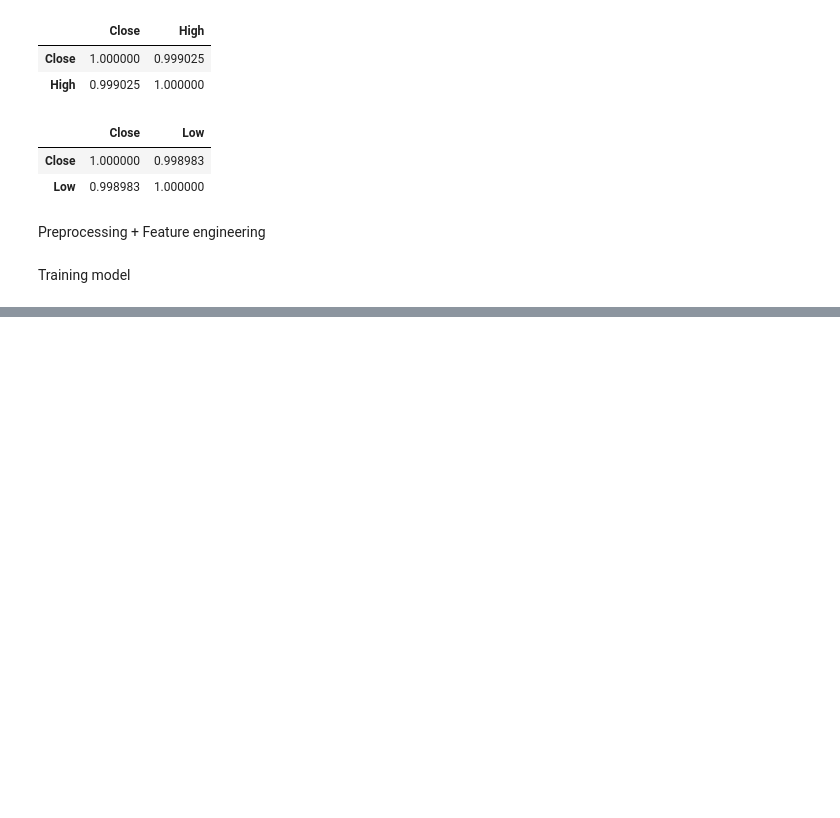
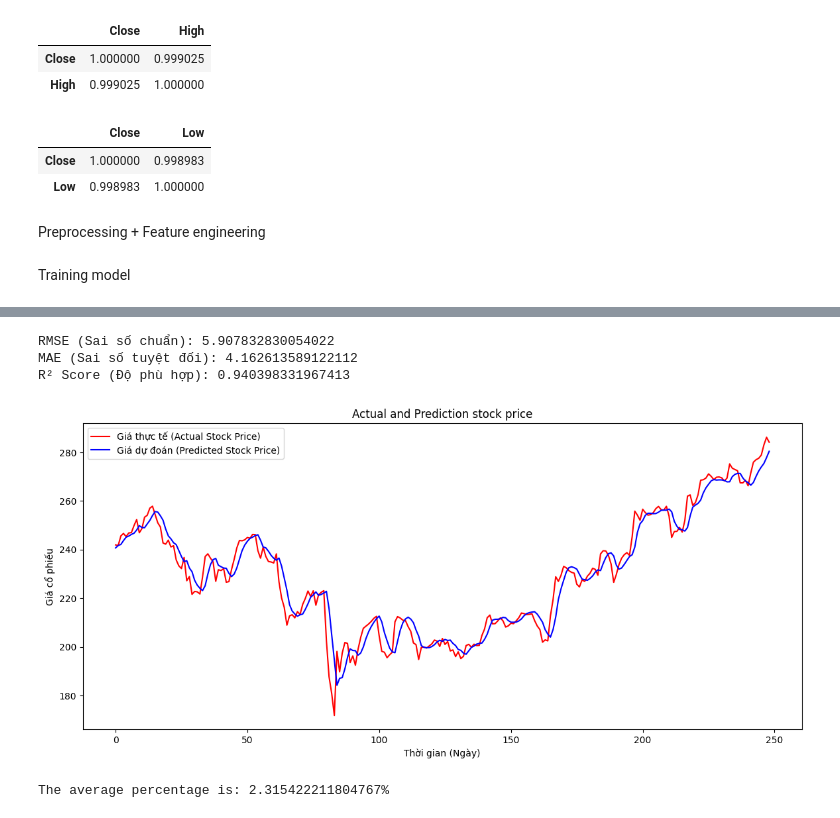
Before and after one commit to PhucVo1412/Stock-prediction---BiDirectional-LSTM-Models-, a Jupyter notebook: model.ipynb, the cells around one changed output, grey strips where cells are left out. Saved outputs shown, nothing was run; the diff lists cells and outputs as text; code cells hidden in the pictures; blank space fills up the shorter version.

```diff
--- a/model.ipynb
+++ b/model.ipynb
@@ -174,0 +222,11 @@ history = model.fit(
+# %%
+# 1. Dự đoán trên tập validation (hoặc tập test nếu bạn tách riêng)
+predicted_stock_price = model.predict(X_val)
+
+# 2. Đưa giá trị về đơn vị tiền tệ thực tế (Inverse Transform)
+# Lưu ý: scaler đã fit với dữ liệu gốc ban đầu
+predicted_stock_price = scaler.inverse_transform(predicted_stock_price)
+real_stock_price = scaler.inverse_transform(y_val.reshape(-1, 1))
+
+print("Dự đoán mẫu:", predicted_stock_price[:5])
+print("Giá thực tế mẫu:", real_stock_price[:5])
@@ -174,0 +245,34 @@ history = model.fit(
+# %%
+from sklearn.metrics import mean_squared_error, mean_absolute_error, r2_score
+import math
+
+# Tính toán các chỉ số
+mse = mean_squared_error(real_stock_price, predicted_stock_price)
+rmse = math.sqrt(mse)
+mae = mean_absolute_error(real_stock_price, predicted_stock_price)
+r2 = r2_score(real_stock_price, predicted_stock_price)
+
+print(f"RMSE (Sai số chuẩn): {rmse}")
+print(f"MAE (Sai số tuyệt đối): {mae}")
+print(f"R² Score (Độ phù hợp): {r2}")
+# %% [output]
+RMSE (Sai số chuẩn): 5.907832830054022
+MAE (Sai số tuyệt đối): 4.162613589122112
+R² Score (Độ phù hợp): 0.940398331967413
+# %%
+plt.figure(figsize=(14, 6))
+plt.plot(real_stock_price, color='red', label='Giá thực tế (Actual Stock Price)')
+plt.plot(predicted_stock_price, color='blue', label='Giá dự đoán (Predicted Stock Price)')
+plt.title('Actual and Prediction stock price')
+plt.xlabel('Thời gian (Ngày)')
+plt.ylabel('Giá cổ phiếu')
+plt.legend()
+plt.show()
+# %% [output]
+[figure, added]
+# %%
+percentage_difference = np.abs(predicted_stock_price / real_stock_price - 1)
+average_percentage = np.mean(percentage_difference) * 100
+print(f"The average percentage is: {average_percentage}%")
+# %% [output]
+The average percentage is: 2.315422211804767%
```
Also changed, not shown: parts of 7 cells of this notebook, 2 other files.
